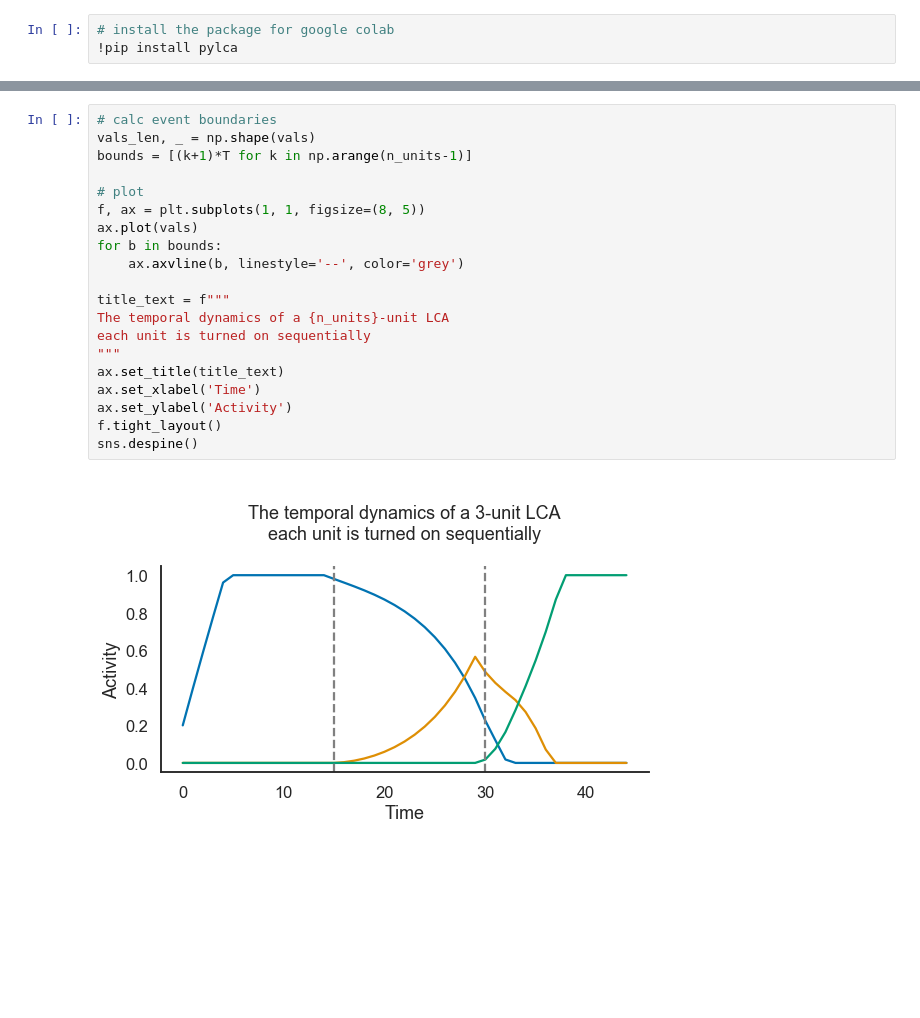
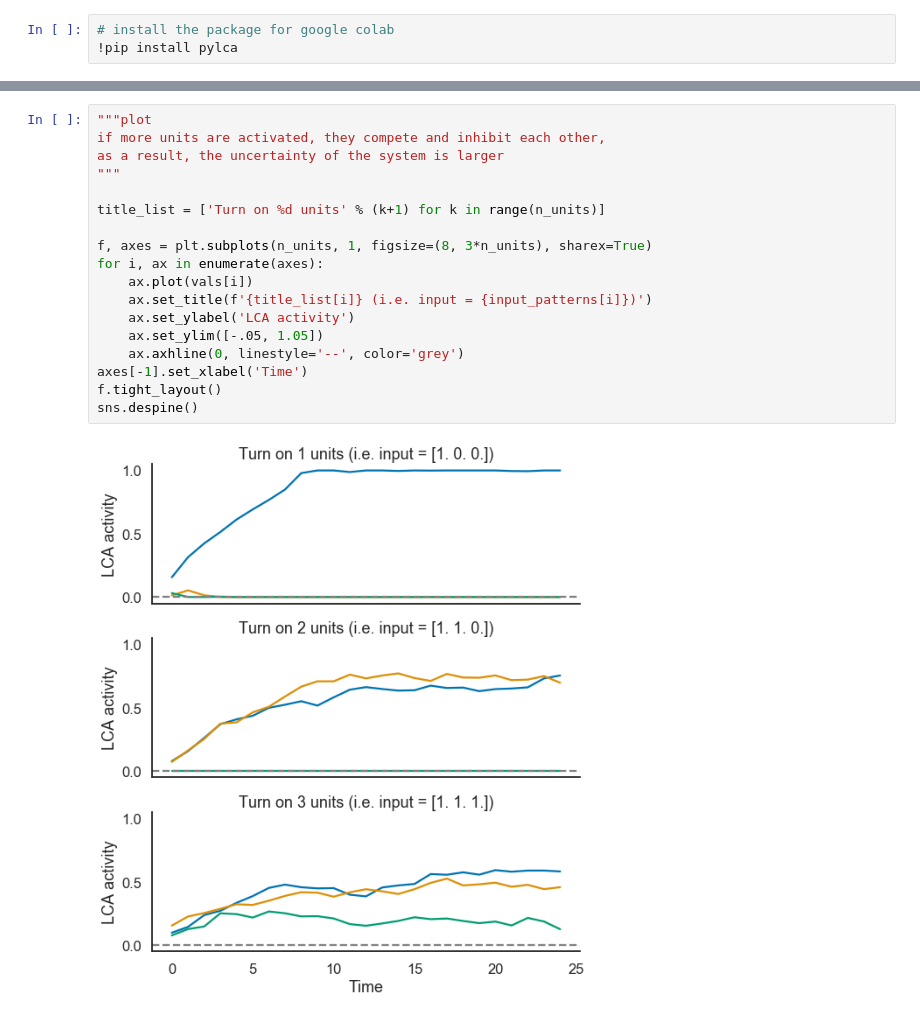
Before and after one commit to qihongl/pylca, a Jupyter notebook: example/demo_lca.ipynb, the cells around one changed output, grey strips where cells are left out. Drawn from its saved outputs; the diff is of its cells as text; blank space fills up the shorter version.

```diff
--- a/example/demo_lca.ipynb
+++ b/example/demo_lca.ipynb
@@ -48,22 +51,20 @@ print(run_time)
-# %%
-# calc event boundaries
-vals_len, _ = np.shape(vals)
-bounds = [(k+1)*T for k in np.arange(n_units-1)]
-
-# plot
-f, ax = plt.subplots(1, 1, figsize=(8, 5))
-ax.plot(vals)
-for b in bounds:
-    ax.axvline(b, linestyle='--', color='grey')
-
-title_text = f"""
-The temporal dynamics of a {n_units}-unit LCA
-each unit is turned on sequentially
-"""
-ax.set_title(title_text)
-ax.set_xlabel('Time')
-ax.set_ylabel('Activity')
-f.tight_layout()
-sns.despine()
-# %% [output]
-[figure, removed]
+# %%
+"""plot
+if more units are activated, they compete and inhibit each other,
+as a result, the uncertainty of the system is larger
+"""
+
+title_list = ['Turn on %d units' % (k+1) for k in range(n_units)]
+
+f, axes = plt.subplots(n_units, 1, figsize=(8, 3*n_units), sharex=True)
+for i, ax in enumerate(axes):
+    ax.plot(vals[i])
+    ax.set_title(f'{title_list[i]} (i.e. input = {input_patterns[i]})')
+    ax.set_ylabel('LCA activity')
+    ax.set_ylim([-.05, 1.05])
+    ax.axhline(0, linestyle='--', color='grey')
+axes[-1].set_xlabel('Time')
+f.tight_layout()
+sns.despine()
+# %% [output]
+[figure, added]
```
Also changed, not shown: parts of 4 cells of this notebook, 3 other files.
